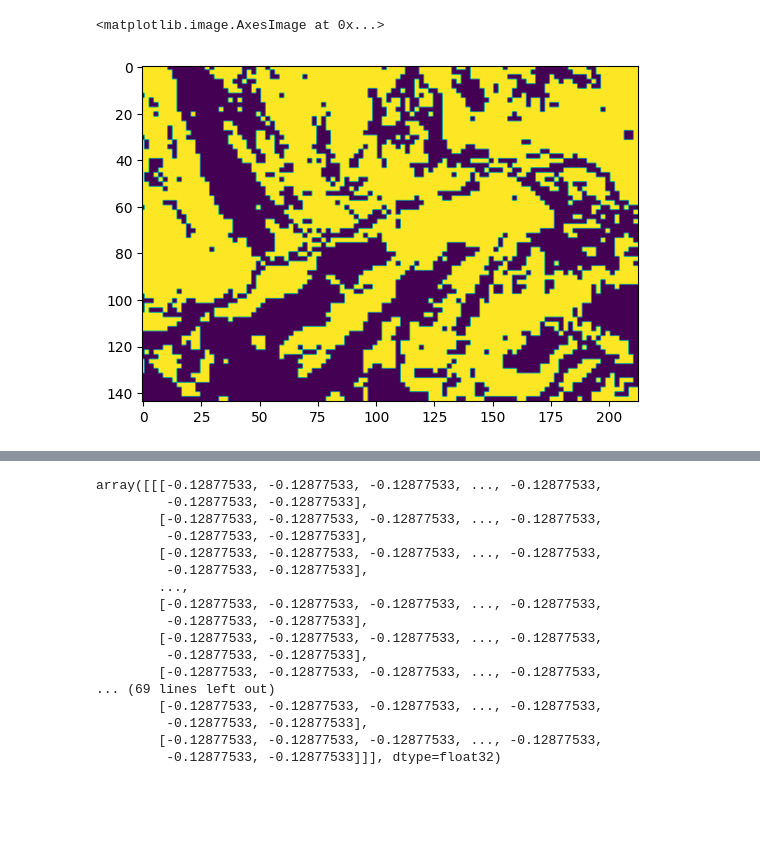
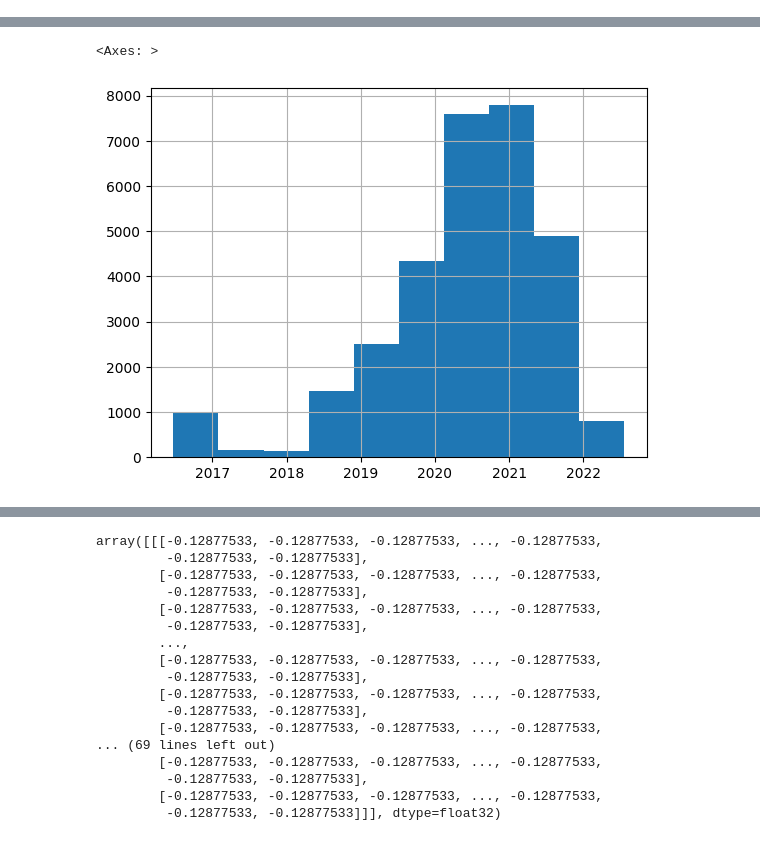
Before and after one commit to pgr-me/rasmussen-705.603, a Jupyter notebook: FinalProject/4-Detect change.ipynb, the cells around one changed output, grey strips where cells are left out. Drawn from its saved outputs; the diff is of its cells as text; code cells hidden in the pictures; blank space fills up the shorter version.

```diff
--- a/FinalProject/4-Detect change.ipynb
+++ b/FinalProject/4-Detect change.ipynb
@@ -65,6 +179,0 @@ with rio.open(r"C:\Users\Peter\gh\rasmussen-705.603\data\FinalProject\interim\co
-# %%
-import matplotlib.pyplot as plt
-plt.imshow(arr[-1]==5)
-# %% [output]
-<matplotlib.image.AxesImage at 0x...>
-[figure, removed]
@@ -70,0 +195,4 @@ plt.imshow(arr[-1]==5)
+# %%
+print(event_date)
+change_map["50%"].hist()#.describe(datetime_is_numeric=True)
+# %% [output]
@@ -70,0 +200,2 @@ plt.imshow(arr[-1]==5)
+<Axes: >
+[figure, added]
```
Also changed, not shown: parts of 28 cells of this notebook, 1 other file.
